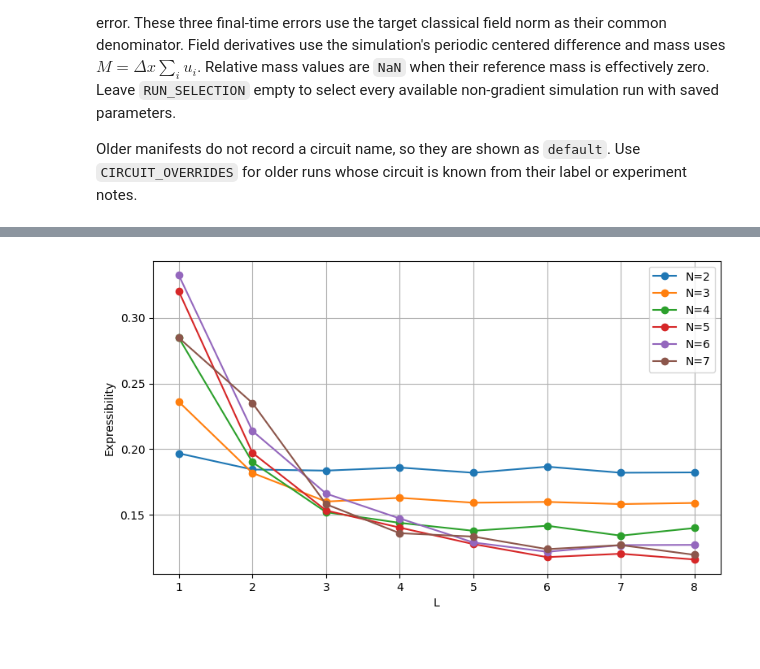
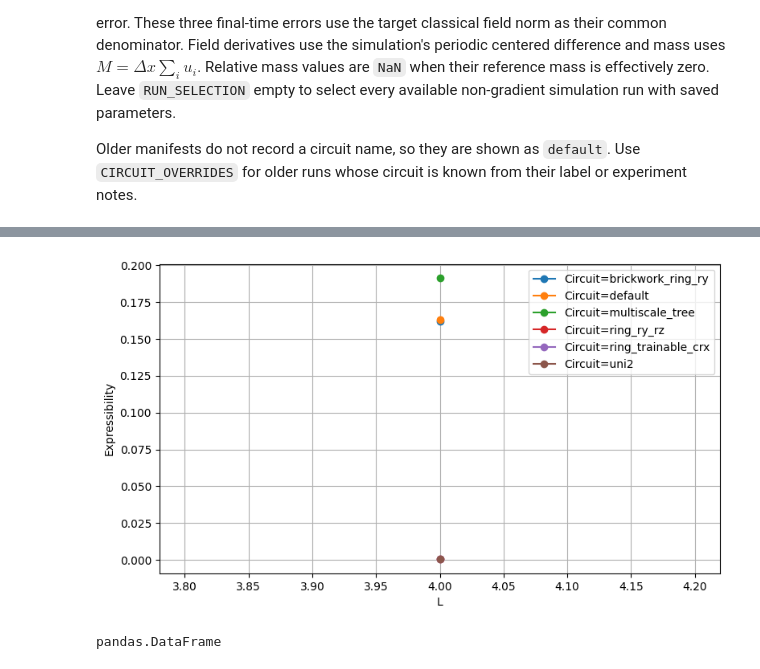
Before and after one commit to Joel-Kunk/VQCFD_quimb, a Jupyter notebook: analysis_results.ipynb, the cells around one changed output, grey strips where cells are left out. Cells and saved outputs as stored; diff of their text form; code cells hidden in the pictures.

Commit message:
new circuits

```diff
--- a/analysis_results.ipynb
+++ b/analysis_results.ipynb
@@ -310,39 +313,43 @@ run_table
 # %%
 # X accepts one column; Y accepts one column or a list of columns.
 # GROUP_BY accepts one column, a list of columns, or None.
 X = "L"
 Y = "Expressibility"
-GROUP_BY = "N"#["N", "NumberOfParameters"] #["N", "Circuit"]
+GROUP_BY = "Circuit"#["N", "NumberOfParameters"] #["N", "Circuit"]
 X_LABEL = None             # e.g. "Number of layers"; None uses X
 Y_LABEL = None             # e.g. "Error"; None uses Y (or "Value" for multiple Ys)
 X_LIMITS = None            # e.g. (0, 10); use None for automatic limits
 Y_LIMITS = None            # e.g. (0, 1); use None for automatic limits
 
-NS = None #[2,3,4,5,6] # None               # e.g. [3, 4, 5]
-LS = [1,2,3,4,5,6,7,8]               # e.g. [1, 2, 3]
-CIRCUITS = "default" #["uni2","ring_trainable_crx","default",'multiscale_tree']         # e.g. ["default", "uni2", "brickwork_ring_ry"]
+NS = [3] #[2,3,4,5,6] # None               # e.g. [3, 4, 5]
+LS = 4 #[1,2,3,4,5,6,7,8]               # e.g. [1, 2, 3]
+CIRCUITS = None #["uni2","ring_trainable_crx","default",'multiscale_tree']         # e.g. ["default", "uni2", "brickwork_ring_ry"]
 INITIAL_STATES = "sine"   # e.g. ["sine", "tapered_gaussian"]
 
 filtered_table, ax, fig = an.plot_run_table(
     run_table,
     x=X,
     y=Y,
     ns=NS,
     ls=LS,
     circuits=CIRCUITS,
     initial_states=INITIAL_STATES,
     group_by=GROUP_BY,
     kind="line",        # "line" or "scatter"
     log_y=False,
     x_label=X_LABEL,
     y_label=Y_LABEL,
     x_limits=X_LIMITS,
     y_limits=Y_LIMITS,
 )
 # filtered_table
 # %% [output]
-[figure, old version]
+[figure, new version]
 # %%
 # folder = "exprs"
 # name = "expr_default_default_all"
 # fig.savefig(f"figures/{folder}/{name}.pdf", bbox_inches='tight')
+# %%
+type(run_table)
+# %% [output]
+pandas.DataFrame
```
Also changed, not shown: parts of 3 cells of this notebook, 4 other files.
